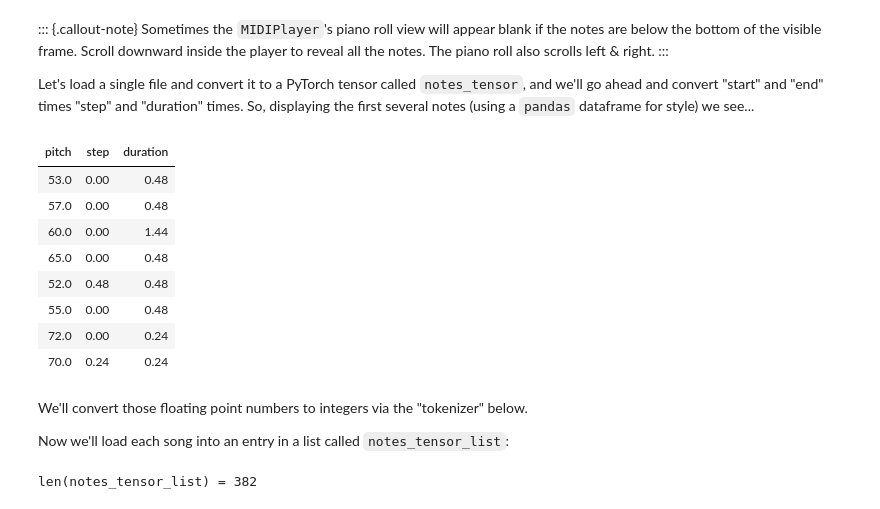
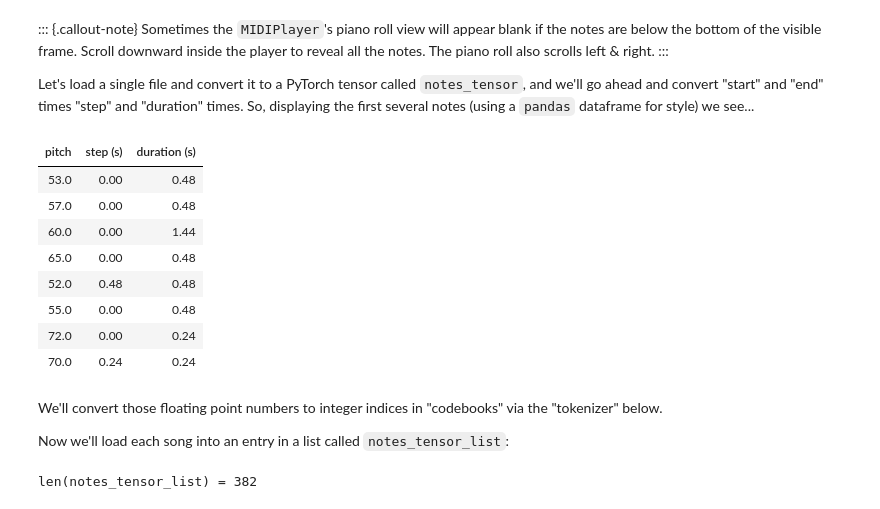
Before and after one commit to drscotthawley/blog, a Jupyter notebook: posts/Transformers2-MusicBox.ipynb, the cells around one changed output. Drawn from its saved outputs; the diff is of its cells as text; code cells hidden in the pictures.

```diff
--- a/posts/Transformers2-MusicBox.ipynb
+++ b/posts/Transformers2-MusicBox.ipynb
@@ -390,9 +409,14 @@ Sometimes the `MIDIPlayer`'s piano roll view will appear blank if the notes are
 Let's load a single file and convert it to a PyTorch tensor called `notes_tensor`, and we'll go ahead and convert "start" and "end" times "step" and "duration" times. So, displaying the first several notes (using a `pandas` dataframe for style) we see...
 # %%
 #| code-fold: true
-#| code-summary: "Show the code"
+#| code-summary: "Show the code that made Table 1"
 #| label: tbl-firstnotes
 #| tbl-cap: "First 8 notes of `notes_tensor`"
+
+
+# TODO: Now that the encoder uses rouding/nearest neighbors, we could save the time-quantization for later.
+#       That sets us up for vector quantization approaches
+
 
 def quantize_times(times,
                    res_ms=8, # resolution in milliseconds. 8ms was deemed sufficient for MAESTRO.
@@ -432,35 +456,35 @@ def midi_file_to_tensor(filenames, i=None, keep_start_end=False, rest_pitches=[R
 
 notes_tensor = midi_file_to_tensor(midi_file)
 pd.set_option('display.notebook_repr_html', True)
-notes_df = pd.DataFrame(notes_tensor, columns=['pitch','step','duration']) # actually df's look nicer
+notes_df = pd.DataFrame(notes_tensor, columns=['pitch','step (s)','duration (s)']) # actually df's look nicer
 
 
 # making it look better in the blog: adjust width of pandas dataframes
 display(HTML('''
 <style>
 .dataframe {
     width: 40%; /* Adjust this value as needed */
     margin-left: auto;
     margin-right: auto;
 }
 .dataframe th, .dataframe td {
     text-align: center;
     width: auto !important;
 }
 
 table {
     margin-left: auto;
     margin-right: auto;
 }
 th, td {
     text-align: center;
     min-width: 100px; /* Or any other width */
 }
 </style>
 '''))
 HTML(notes_df[:8].to_html(index=False))
 # %% [output]
-| pitch | step | duration |
+| pitch | step (s) | duration (s) |
 | 53.0 | 0.00 | 0.48 |
 | 57.0 | 0.00 | 0.48 |
 | 60.0 | 0.00 | 1.44 |
@@ -470,7 +494,7 @@ HTML(notes_df[:8].to_html(index=False))
 | 72.0 | 0.00 | 0.24 |
 | 70.0 | 0.24 | 0.24 |
 # %% [markdown]
-We'll convert those floating point numbers to integers via the "tokenizer" below.
+We'll convert those floating point numbers to integer indices in "codebooks" via the "tokenizer" below.
 
 Now we'll load each song into an entry in a list called `notes_tensor_list`:
 # %%
```
Also changed, not shown: parts of 59 cells of this notebook.
